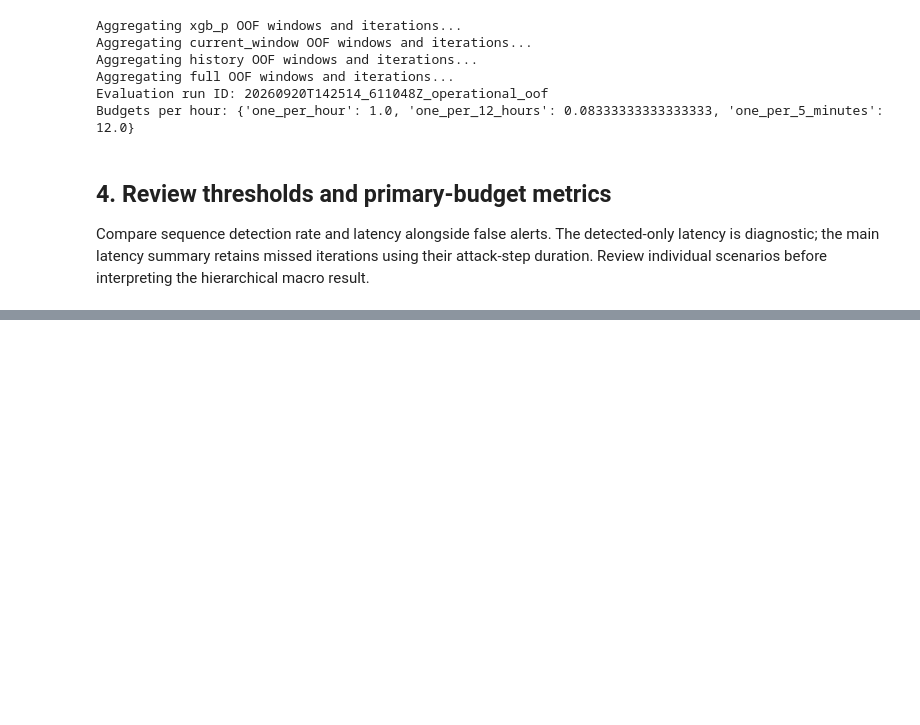
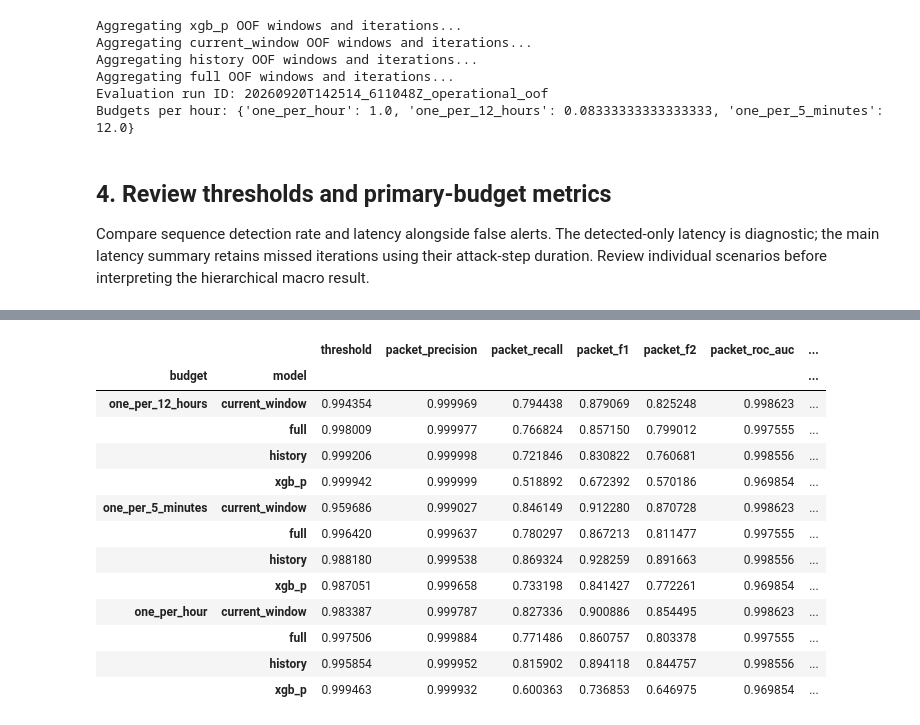
Before and after one commit to tatipar/temporalgnn-nids, a Jupyter notebook: code/python/notebook/capture_oof_operational_evaluation.ipynb, the cells around one changed output, grey strips where cells are left out. Drawn from its saved outputs; the diff is of its cells as text; code cells hidden in the pictures; blank space fills up the shorter version.

Commit message:
add some metrics

```diff
--- a/code/python/notebook/capture_oof_operational_evaluation.ipynb
+++ b/code/python/notebook/capture_oof_operational_evaluation.ipynb
@@ -152,0 +165,13 @@ display(pd.DataFrame(scenario_rows).set_index(["model", "scenario"])[[
+# %%
+from utils.capture_data import load_manifest
+from utils.capture_oof_operational import _validated_runs
+
+
+PRIMARY_BUDGET = "one_per_hour"
+
+manifest = load_manifest(MANIFEST_PATH)
+
+fold_reports = _validated_runs(
+    manifest,
+    RUN_DIRS,
+)
@@ -152,0 +392,79 @@ display(pd.DataFrame(scenario_rows).set_index(["model", "scenario"])[[
+# %%
+classical_fold_table = (
+    classical_scenario_table
+    .groupby(
+        ["model", "budget", "fold"],
+        as_index=False,
+        sort=False,
+    )[classical_metric_columns]
+    .mean()
+)
+
+classical_macro_table = (
+    classical_fold_table
+    .groupby(
+        ["model", "budget"],
+        as_index=False,
+        sort=False,
+    )[classical_metric_columns]
+    .mean()
+)
+
+threshold_table = (
+    classical_scenario_table
+    .groupby(
+        ["model", "budget"],
+        as_index=False,
+        sort=False,
+    )["threshold"]
+    .first()
+)
+
+classical_macro_table = (
+    classical_macro_table
+    .merge(
+        threshold_table,
+        on=["model", "budget"],
+        how="left",
+        validate="one_to_one",
+    )
+)
+
+classical_macro_display_columns = [
+    "model",
+    "budget",
+    "threshold",
+    "packet_precision",
+    "packet_recall",
+    "packet_f1",
+    "packet_f2",
+    "packet_roc_auc",
+    "packet_average_precision",
+    "packet_false_positive_rate",
+    "false_alert_windows_per_hour",
+    "packet_balanced_accuracy",
+    "packet_mcc",
+]
+
+display(
+    classical_macro_table[
+        classical_macro_display_columns
+    ]
+    .sort_values(["budget", "model"])
+    .set_index(["budget", "model"])
+)
+# %% [output]
+|  |  | threshold | packet_precision | packet_recall | packet_f1 | packet_f2 | packet_roc_auc | ... |
+| budget | model |  |  |  |  |  |  | ... |
+| one_per_12_hours | current_window | 0.994354 | 0.999969 | 0.794438 | 0.879069 | 0.825248 | 0.998623 | ... |
+|  | full | 0.998009 | 0.999977 | 0.766824 | 0.857150 | 0.799012 | 0.997555 | ... |
+|  | history | 0.999206 | 0.999998 | 0.721846 | 0.830822 | 0.760681 | 0.998556 | ... |
+|  | xgb_p | 0.999942 | 0.999999 | 0.518892 | 0.672392 | 0.570186 | 0.969854 | ... |
+| one_per_5_minutes | current_window | 0.959686 | 0.999027 | 0.846149 | 0.912280 | 0.870728 | 0.998623 | ... |
+|  | full | 0.996420 | 0.999637 | 0.780297 | 0.867213 | 0.811477 | 0.997555 | ... |
+|  | history | 0.988180 | 0.999538 | 0.869324 | 0.928259 | 0.891663 | 0.998556 | ... |
+|  | xgb_p | 0.987051 | 0.999658 | 0.733198 | 0.841427 | 0.772261 | 0.969854 | ... |
+| one_per_hour | current_window | 0.983387 | 0.999787 | 0.827336 | 0.900886 | 0.854495 | 0.998623 | ... |
+|  | full | 0.997506 | 0.999884 | 0.771486 | 0.860757 | 0.803378 | 0.997555 | ... |
+|  | history | 0.995854 | 0.999952 | 0.815902 | 0.894118 | 0.844757 | 0.998556 | ... |
+|  | xgb_p | 0.999463 | 0.999932 | 0.600363 | 0.736853 | 0.646975 | 0.969854 | ... |
```
Also changed, not shown: parts of 5 cells of this notebook.
